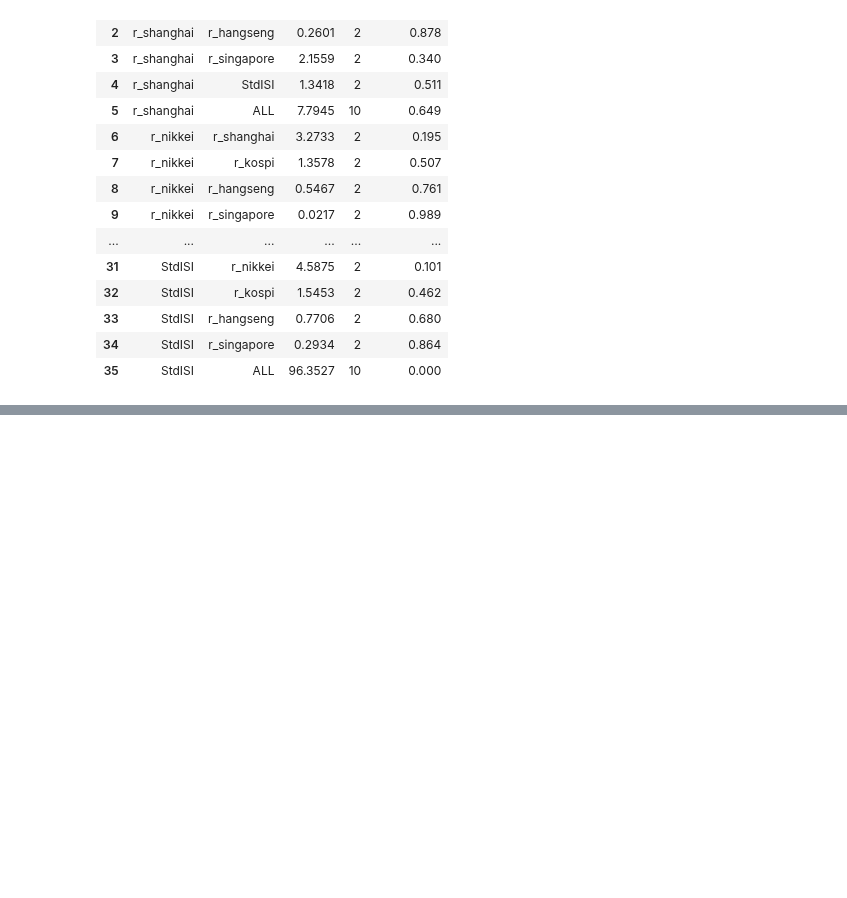
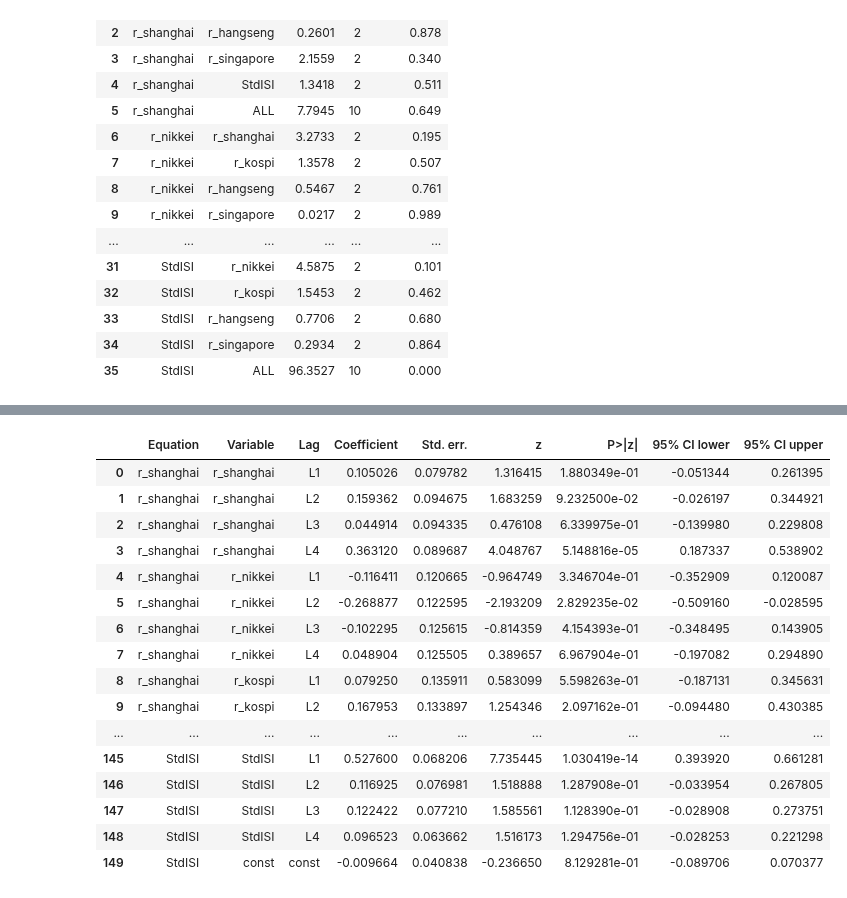
Before and after one commit to yang2094582004-ai/MSIN0114---Dissertation, a Jupyter notebook: Analysis.ipynb, the cells around one changed output, grey strips where cells are left out. Saved outputs shown, nothing was run; the diff lists cells and outputs as text; code cells hidden in the pictures; blank space fills up the shorter version.

```diff
--- a/Analysis.ipynb
+++ b/Analysis.ipynb
@@ -734,0 +741,18 @@ display(granger_table_formatted)
+# %%
+# Estimate the VAR(4) model with StdISI.
+var_vars_stdisi = [
+    "r_shanghai",
+    "r_nikkei",
+    "r_kospi",
+    "r_hangseng",
+    "r_singapore",
+    "StdISI"
+]
+
+var_data_stdisi = analysis_df[var_vars_stdisi].dropna().copy()
+var_model_stdisi = VAR(var_data_stdisi)
+
+# fit(4) includes lag 1, lag 2, lag 3, and lag 4.
+var_results_stdisi_lag4 = var_model_stdisi.fit(4)
+
+print(var_results_stdisi_lag4.summary())
@@ -734,0 +763,81 @@ display(granger_table_formatted)
+# %%
+# Complete coefficient table for the VAR(4) model.
+params = var_results_stdisi_lag4.params
+stderr = var_results_stdisi_lag4.stderr
+zvalues = var_results_stdisi_lag4.tvalues
+pvalues = var_results_stdisi_lag4.pvalues
+
+z_crit = norm.ppf(0.975)
+
+base_variables = [
+    "r_shanghai",
+    "r_nikkei",
+    "r_kospi",
+    "r_hangseng",
+    "r_singapore",
+    "StdISI"
+]
+
+ordered_parameters = []
+for base_var in base_variables:
+    for lag_number in range(1, 5):
+        ordered_parameters.append(f"L{lag_number}.{base_var}")
+ordered_parameters.append("const")
+
+rows = []
+
+for equation in params.columns:
+    for variable in ordered_parameters:
+        if variable not in params.index:
+            continue
+
+        coef = params.loc[variable, equation]
+        se = stderr.loc[variable, equation]
+        z = zvalues.loc[variable, equation]
+        p = pvalues.loc[variable, equation]
+        ci_lower = coef - z_crit * se
+        ci_upper = coef + z_crit * se
+
+        if variable == "const":
+            lag = "const"
+            variable_name = "const"
+        else:
+            lag, variable_name = variable.split(".", 1)
+
+        rows.append({
+            "Equation": equation,
+            "Variable": variable_name,
+            "Lag": lag,
+            "Coefficient": coef,
+            "Std. err.": se,
+            "z": z,
+            "P>|z|": p,
+            "95% CI lower": ci_lower,
+            "95% CI upper": ci_upper
+        })
+
+var_stdisi_lag4_full_table = pd.DataFrame(rows)
+
+pd.set_option("display.max_rows", None)
+pd.set_option("display.max_columns", None)
+pd.set_option("display.width", None)
+
+display(var_stdisi_lag4_full_table)
+# %% [output]
+|  | Equation | Variable | Lag | Coefficient | Std. err. | z | P>|z| | 95% CI lower | 95% CI upper |
+| 0 | r_shanghai | r_shanghai | L1 | 0.105026 | 0.079782 | 1.316415 | 1.880349e-01 | -0.051344 | 0.261395 |
+| 1 | r_shanghai | r_shanghai | L2 | 0.159362 | 0.094675 | 1.683259 | 9.232500e-02 | -0.026197 | 0.344921 |
+| 2 | r_shanghai | r_shanghai | L3 | 0.044914 | 0.094335 | 0.476108 | 6.339975e-01 | -0.139980 | 0.229808 |
+| 3 | r_shanghai | r_shanghai | L4 | 0.363120 | 0.089687 | 4.048767 | 5.148816e-05 | 0.187337 | 0.538902 |
+| 4 | r_shanghai | r_nikkei | L1 | -0.116411 | 0.120665 | -0.964749 | 3.346704e-01 | -0.352909 | 0.120087 |
+| 5 | r_shanghai | r_nikkei | L2 | -0.268877 | 0.122595 | -2.193209 | 2.829235e-02 | -0.509160 | -0.028595 |
+| 6 | r_shanghai | r_nikkei | L3 | -0.102295 | 0.125615 | -0.814359 | 4.154393e-01 | -0.348495 | 0.143905 |
+| 7 | r_shanghai | r_nikkei | L4 | 0.048904 | 0.125505 | 0.389657 | 6.967904e-01 | -0.197082 | 0.294890 |
+| 8 | r_shanghai | r_kospi | L1 | 0.079250 | 0.135911 | 0.583099 | 5.598263e-01 | -0.187131 | 0.345631 |
+| 9 | r_shanghai | r_kospi | L2 | 0.167953 | 0.133897 | 1.254346 | 2.097162e-01 | -0.094480 | 0.430385 |
+| ... | ... | ... | ... | ... | ... | ... | ... | ... | ... |
+| 145 | StdISI | StdISI | L1 | 0.527600 | 0.068206 | 7.735445 | 1.030419e-14 | 0.393920 | 0.661281 |
+| 146 | StdISI | StdISI | L2 | 0.116925 | 0.076981 | 1.518888 | 1.287908e-01 | -0.033954 | 0.267805 |
+| 147 | StdISI | StdISI | L3 | 0.122422 | 0.077210 | 1.585561 | 1.128390e-01 | -0.028908 | 0.273751 |
+| 148 | StdISI | StdISI | L4 | 0.096523 | 0.063662 | 1.516173 | 1.294756e-01 | -0.028253 | 0.221298 |
+| 149 | StdISI | const | const | -0.009664 | 0.040838 | -0.236650 | 8.129281e-01 | -0.089706 | 0.070377 |
```
Also changed, not shown: parts of 34 cells of this notebook, 1 other file.
